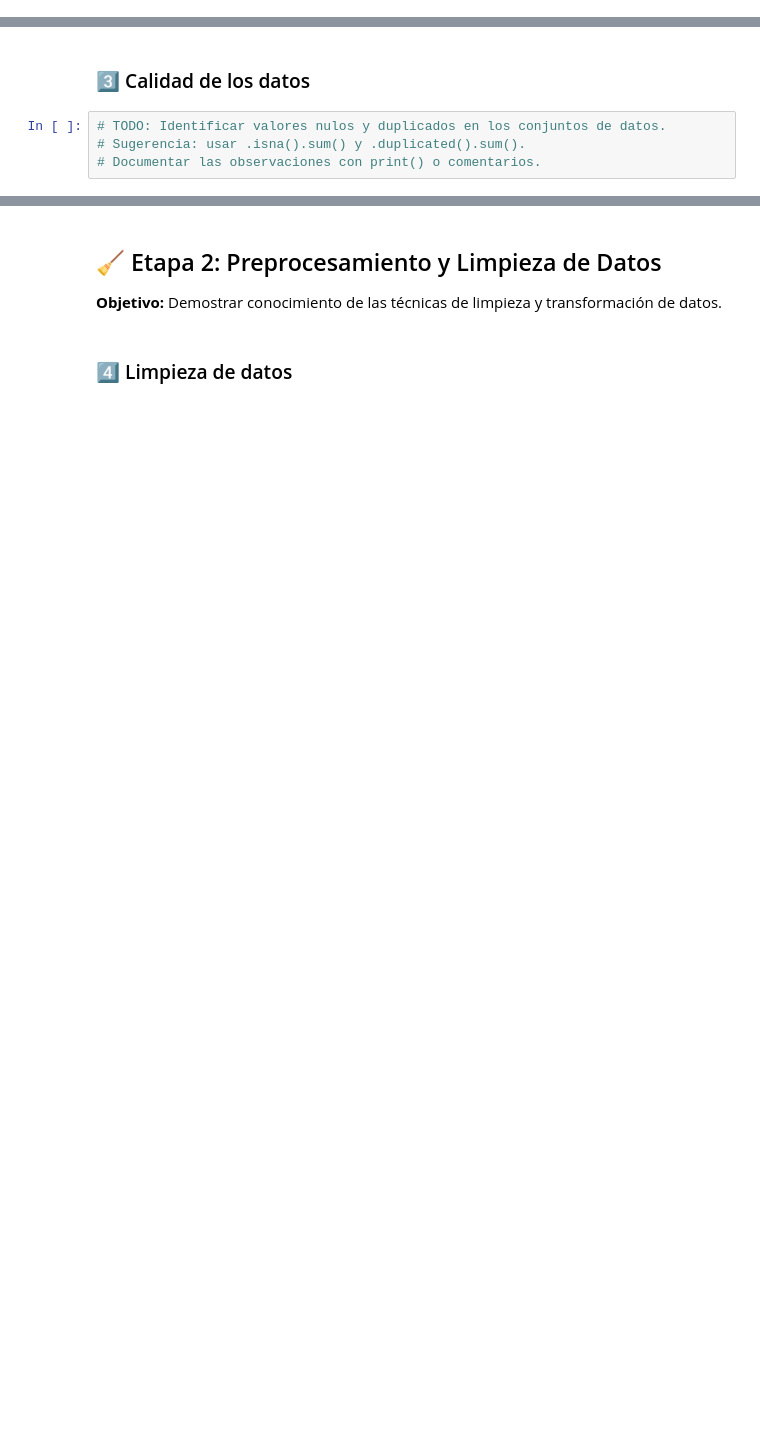
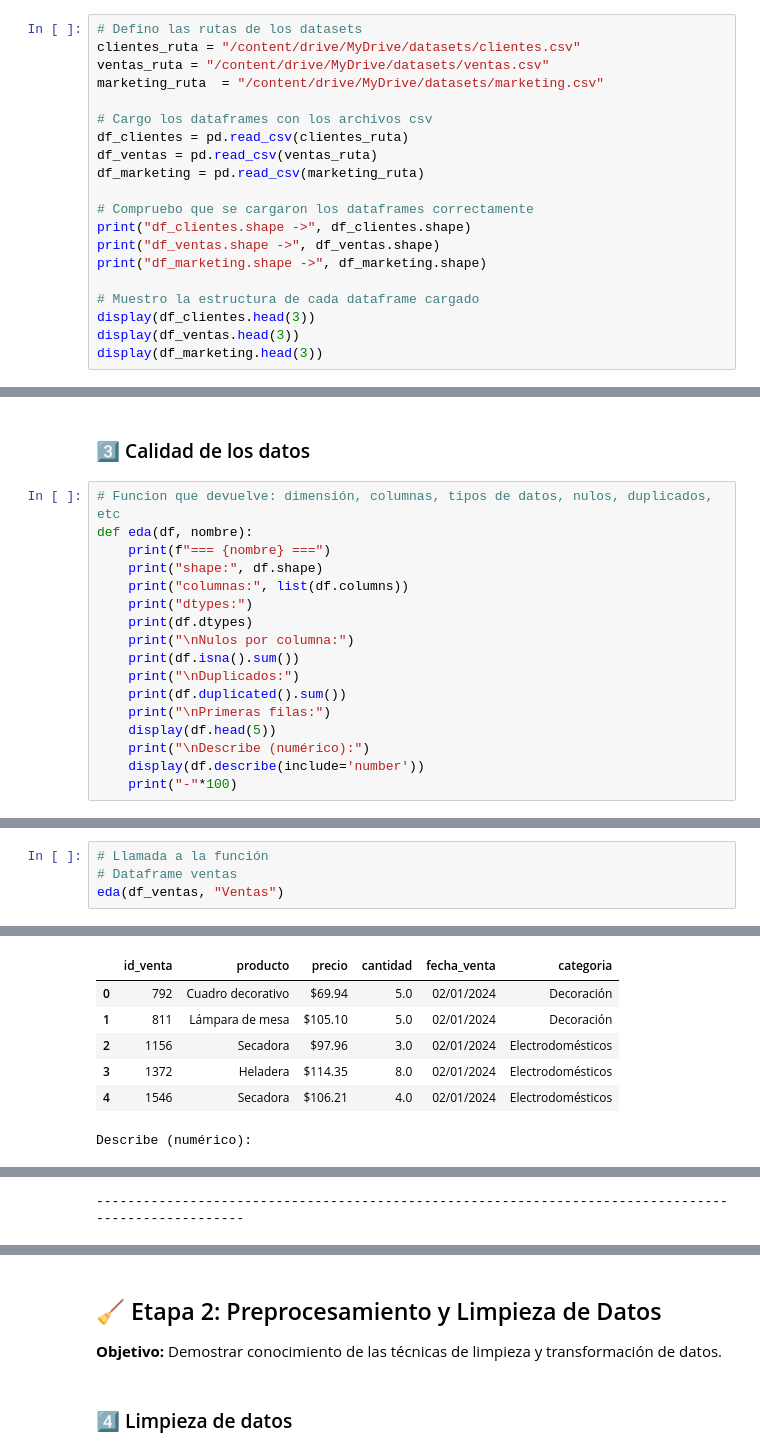
Before and after one commit to Lisa-Acosta/pre_entrega_ciencia_de_datos, a Jupyter notebook: PreEntrega.ipynb, the cells around one changed output, grey strips where cells are left out. Saved outputs shown, nothing was run; the diff lists cells and outputs as text; blank space fills up the shorter version.

```diff
--- a/PreEntrega.ipynb
+++ b/PreEntrega.ipynb
@@ -13,0 +25,20 @@
+# %%
+# Defino las rutas de los datasets
+clientes_ruta = "/content/drive/MyDrive/datasets/clientes.csv"
+ventas_ruta = "/content/drive/MyDrive/datasets/ventas.csv"
+marketing_ruta  = "/content/drive/MyDrive/datasets/marketing.csv"
+
+# Cargo los dataframes con los archivos csv
+df_clientes = pd.read_csv(clientes_ruta)
+df_ventas = pd.read_csv(ventas_ruta)
+df_marketing = pd.read_csv(marketing_ruta)
+
+# Compruebo que se cargaron los dataframes correctamente
+print("df_clientes.shape ->", df_clientes.shape)
+print("df_ventas.shape ->", df_ventas.shape)
+print("df_marketing.shape ->", df_marketing.shape)
+
+# Muestro la estructura de cada dataframe cargado
+display(df_clientes.head(3))
+display(df_ventas.head(3))
+display(df_marketing.head(3))
@@ -21,6 +128,19 @@
 # %% [markdown]
 ### 3️⃣ Calidad de los datos
 # %%
-# TODO: Identificar valores nulos y duplicados en los conjuntos de datos.
-# Sugerencia: usar .isna().sum() y .duplicated().sum().
-# Documentar las observaciones con print() o comentarios.
+# Funcion que devuelve: dimensión, columnas, tipos de datos, nulos, duplicados, etc
+def eda(df, nombre):
+    print(f"=== {nombre} ===")
+    print("shape:", df.shape)
+    print("columnas:", list(df.columns))
+    print("dtypes:")
+    print(df.dtypes)
+    print("\nNulos por columna:")
+    print(df.isna().sum())
+    print("\nDuplicados:")
+    print(df.duplicated().sum())
+    print("\nPrimeras filas:")
+    display(df.head(5))
+    print("\nDescribe (numérico):")
+    display(df.describe(include='number'))
+    print("-"*100)
@@ -26,0 +186,5 @@
+# %%
+# Llamada a la función
+# Dataframe ventas
+eda(df_ventas, "Ventas")
+# %% [output]
@@ -26,0 +208,7 @@
+|  | id_venta | producto | precio | cantidad | fecha_venta | categoria |
+| 0 | 792 | Cuadro decorativo | $69.94 | 5.0 | 02/01/2024 | Decoración |
+| 1 | 811 | Lámpara de mesa | $105.10 | 5.0 | 02/01/2024 | Decoración |
+| 2 | 1156 | Secadora | $97.96 | 3.0 | 02/01/2024 | Electrodomésticos |
+| 3 | 1372 | Heladera | $114.35 | 8.0 | 02/01/2024 | Electrodomésticos |
+| 4 | 1546 | Secadora | $106.21 | 4.0 | 02/01/2024 | Electrodomésticos |
+Describe (numérico):
@@ -26,0 +224 @@
+----------------------------------------------------------------------------------------------------
```
Also changed, not shown: parts of 17 cells of this notebook.
